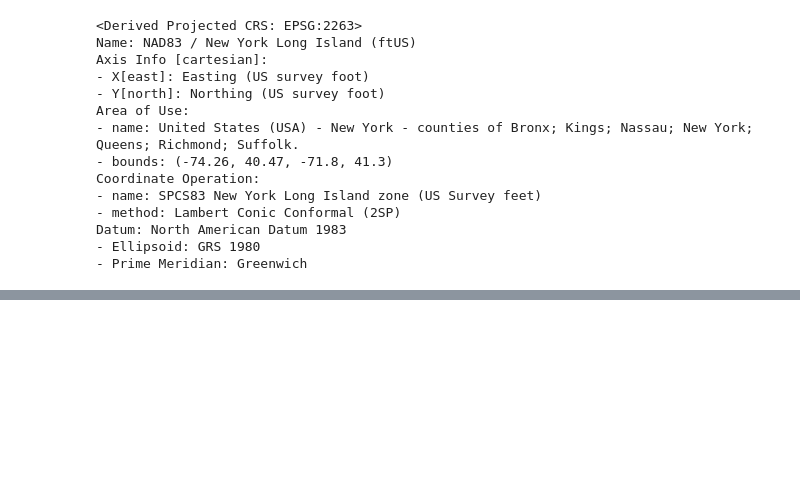
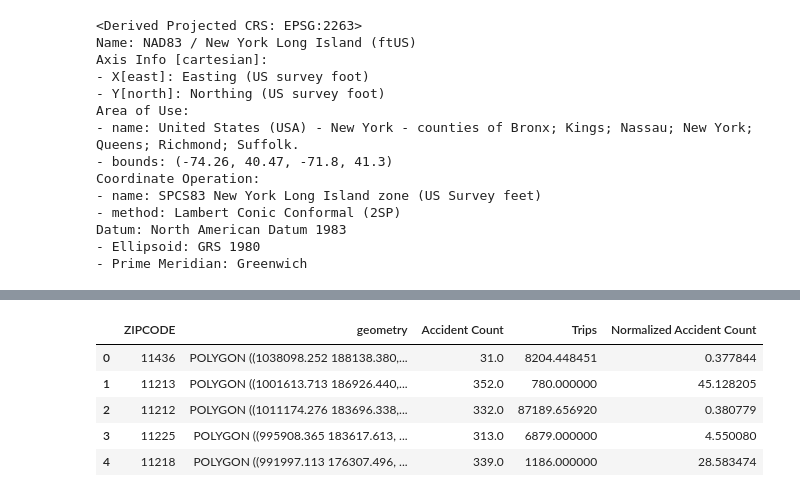
Before and after one commit to ajay1808/Principles-of-Urban-Informatics-Project, a Jupyter notebook: Accident Data Prep.ipynb, the cells around one changed output, grey strips where cells are left out. Cells and saved outputs as stored; diff of their text form; code cells hidden in the pictures; blank space fills up the shorter version.

```diff
--- a/Accident Data Prep.ipynb
+++ b/Accident Data Prep.ipynb
@@ -248,0 +333,10 @@ Text(0.5, 1.0, 'Bicycle Accident Count by Zip Code')
+# %%
+Accidents_Trips_Merged['Normalized Accident Count'] = 100*Accidents_Trips_Merged['Accident Count']/Accidents_Trips_Merged['Trips']
+Accidents_Trips_Merged.head()
+# %% [output]
+|  | ZIPCODE | geometry | Accident Count | Trips | Normalized Accident Count |
+| 0 | 11436 | POLYGON ((1038098.252 188138.380,... | 31.0 | 8204.448451 | 0.377844 |
+| 1 | 11213 | POLYGON ((1001613.713 186926.440,... | 352.0 | 780.000000 | 45.128205 |
+| 2 | 11212 | POLYGON ((1011174.276 183696.338,... | 332.0 | 87189.656920 | 0.380779 |
+| 3 | 11225 | POLYGON ((995908.365 183617.613, ... | 313.0 | 6879.000000 | 4.550080 |
+| 4 | 11218 | POLYGON ((991997.113 176307.496, ... | 339.0 | 1186.000000 | 28.583474 |
```
Also changed, not shown: parts of 27 cells of this notebook.
